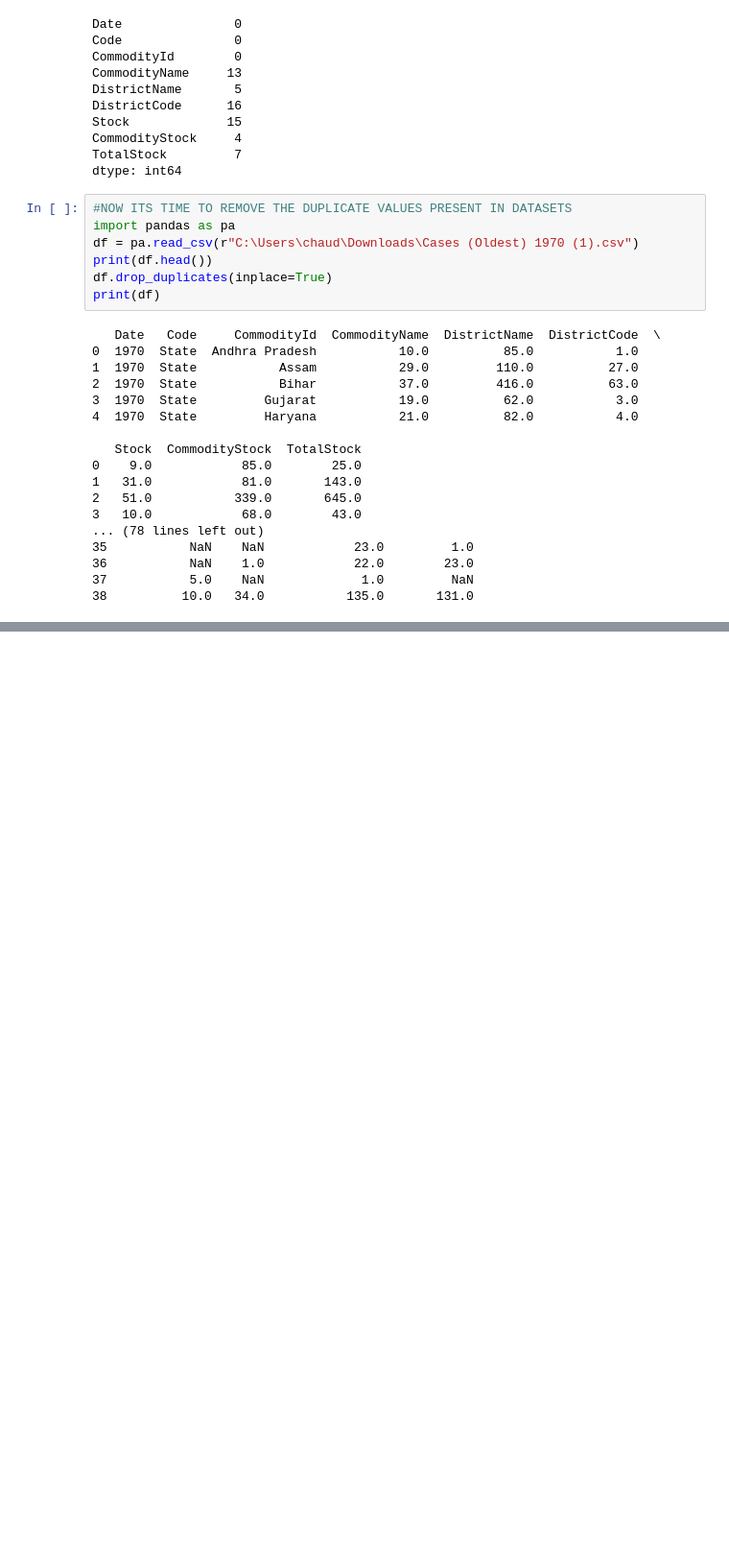
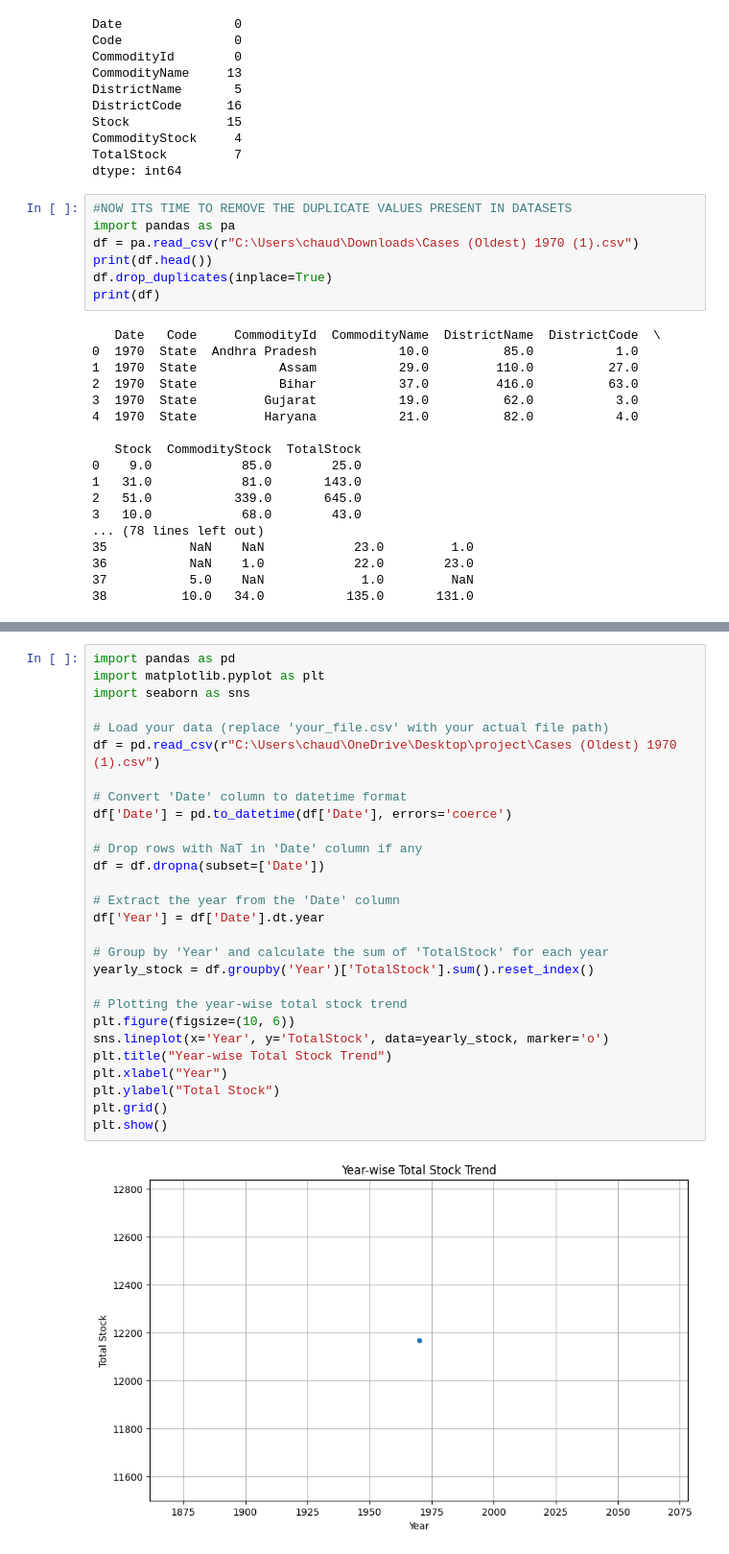
Before and after one commit to rajeshkumar121197/Future_Architects_30, a Jupyter notebook: file1.ipynb, the cells around one changed output, grey strips where cells are left out. Shown: that part at 96% size. Saved outputs shown, nothing was run; the diff lists cells and outputs as text; blank space fills up the shorter version.

```diff
--- a/file1.ipynb
+++ b/file1.ipynb
@@ -71,0 +160,30 @@ print(df)
+# %%
+import pandas as pd
+import matplotlib.pyplot as plt
+import seaborn as sns
+
+# Load your data (replace 'your_file.csv' with your actual file path)
+df = pd.read_csv(r"C:\Users\chaud\OneDrive\Desktop\project\Cases (Oldest) 1970 (1).csv")
+
+# Convert 'Date' column to datetime format
+df['Date'] = pd.to_datetime(df['Date'], errors='coerce')
+
+# Drop rows with NaT in 'Date' column if any
+df = df.dropna(subset=['Date'])
+
+# Extract the year from the 'Date' column
+df['Year'] = df['Date'].dt.year
+
+# Group by 'Year' and calculate the sum of 'TotalStock' for each year
+yearly_stock = df.groupby('Year')['TotalStock'].sum().reset_index()
+
+# Plotting the year-wise total stock trend
+plt.figure(figsize=(10, 6))
+sns.lineplot(x='Year', y='TotalStock', data=yearly_stock, marker='o')
+plt.title("Year-wise Total Stock Trend")
+plt.xlabel("Year")
+plt.ylabel("Total Stock")
+plt.grid()
+plt.show()
+# %% [output]
+[figure, added]
```
Also changed, not shown: parts of 4 cells of this notebook.
